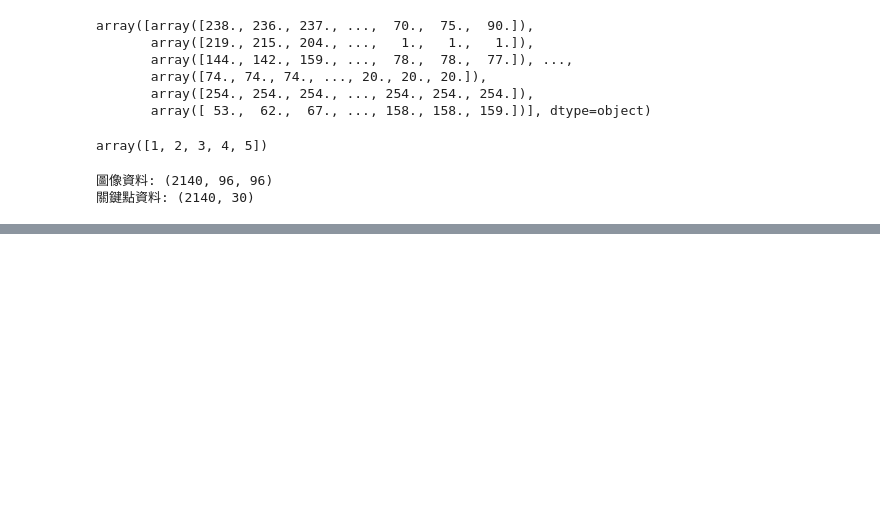
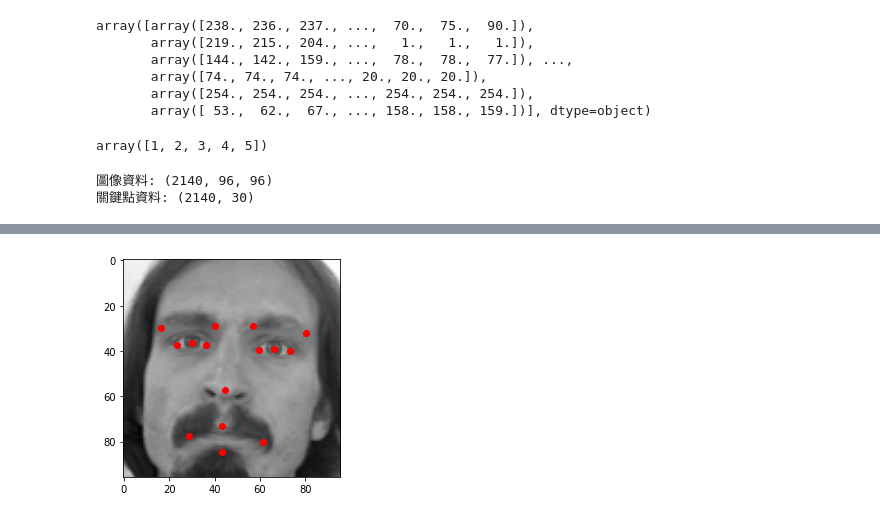
Before and after one commit to PatrickRuan/DL-CVMarathon, a Jupyter notebook: homework/Day42_explore_facial_keypoint_data_HW.ipynb, the cells around one changed output, grey strips where cells are left out. Drawn from its saved outputs; the diff is of its cells as text; code cells hidden in the pictures; blank space fills up the shorter version.

```diff
--- a/homework/Day42_explore_facial_keypoint_data_HW.ipynb
+++ b/homework/Day42_explore_facial_keypoint_data_HW.ipynb
@@ -155,0 +156,8 @@ plt.imshow(sample_img, cmap='gray')
+# %%
+for i in range(0,30,2):
+  x = sample_points[i] * 96 + 48
+  y = sample_points[i+1] *96 + 48
+  plt.imshow(sample_img, cmap ='gray')
+  plt.scatter(x,y, c = 'r')
+# %% [output]
+[figure, added]
```
Also changed, not shown: parts of 1 cell of this notebook.
